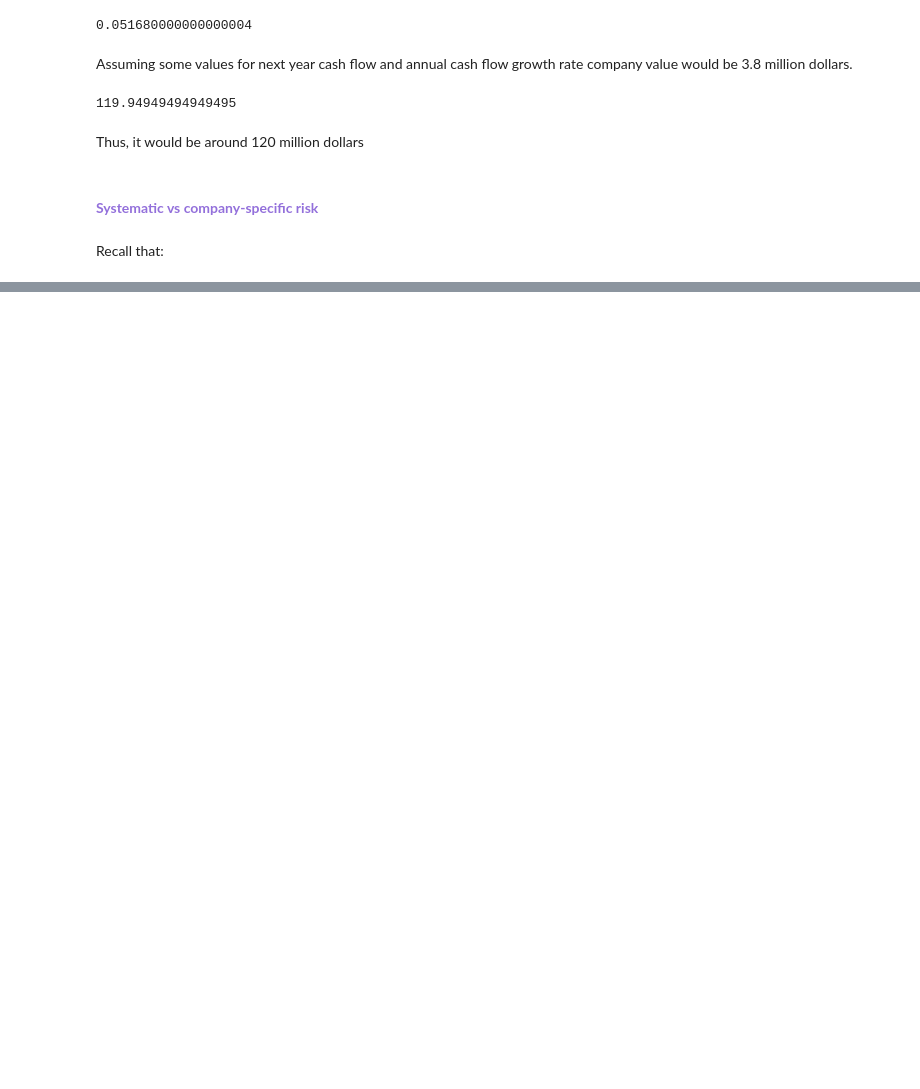
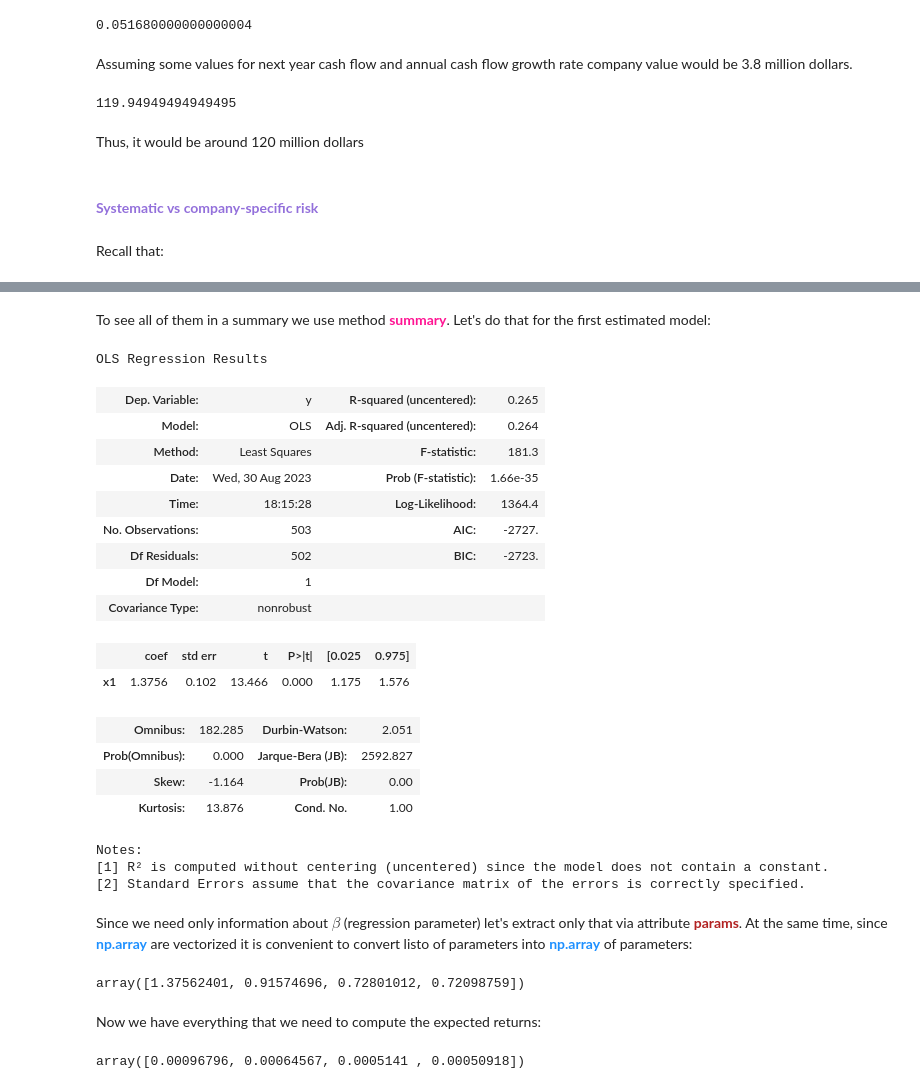
Before and after one commit to raketic-ognjen/CAPM-Model-Lesson5, a Jupyter notebook: CapitalAssetPricingModel_(CAPM.ipynb, the cells around one changed output, grey strips where cells are left out. Saved outputs shown, nothing was run; the diff lists cells and outputs as text; code cells hidden in the pictures; blank space fills up the shorter version.

```diff
--- a/CapitalAssetPricingModel_(CAPM.ipynb
+++ b/CapitalAssetPricingModel_(CAPM.ipynb
@@ -713,0 +787,2 @@ Recall that:
+# %%
+rf=prices['rf'].iloc[1:] #keepin' all except the first value of rf
@@ -713,0 +791,2 @@ Recall that:
+# %%
+rmrf=ret['^GSPC']-rf
@@ -713,0 +811,2 @@ Recall that:
+# %%
+rsrf=[ret[r]-rf for r in ret_stock.columns]
@@ -713,0 +815,2 @@ Recall that:
+# %%
+regression=[sm.OLS(r,rmrf).fit() for r in rsrf]
@@ -713,0 +823,26 @@ Recall that:
+# %% [markdown]
+To see all of them in a summary we use method <font color='DeepPink'><b>summary</b></font>. Let's do that for the first estimated model:
+# %%
+regression[0].summary()
+# %% [output]
+OLS Regression Results
+| Dep. Variable: | y | R-squared (uncentered): | 0.265 |
+| Model: | OLS | Adj. R-squared (uncentered): | 0.264 |
+| Method: | Least Squares | F-statistic: | 181.3 |
+| Date: | Wed, 30 Aug 2023 | Prob (F-statistic): | 1.66e-35 |
+| Time: | 18:15:28 | Log-Likelihood: | 1364.4 |
+| No. Observations: | 503 | AIC: | -2727. |
+| Df Residuals: | 502 | BIC: | -2723. |
+| Df Model: | 1 |  |  |
+| Covariance Type: | nonrobust |  |  |
+|  | coef | std err | t | P>|t| | [0.025 | 0.975] |
+| x1 | 1.3756 | 0.102 | 13.466 | 0.000 | 1.175 | 1.576 |
+| Omnibus: | 182.285 | Durbin-Watson: | 2.051 |
+| Prob(Omnibus): | 0.000 | Jarque-Bera (JB): | 2592.827 |
+| Skew: | -1.164 | Prob(JB): | 0.00 |
+| Kurtosis: | 13.876 | Cond. No. | 1.00 |
+Notes:
+[1] R² is computed without centering (uncentered) since the model does not contain a constant.
+[2] Standard Errors assume that the covariance matrix of the errors is correctly specified.
+# %% [markdown]
+Since we need only information about $\beta$ (regression parameter) let's extract only that via attribute <font color='Firebrick'><b>params</b></font>. At the same time, since <font color='DodgerBlue'><b>np.array</b></font> are vectorized it is convenient to convert listo of parameters into <font color='DodgerBlue'><b>np.array</b></font> of parameters:
@@ -713,0 +851,11 @@ Recall that:
+# %%
+b
+# %% [output]
+array([1.37562401, 0.91574696, 0.72801012, 0.72098759])
+# %% [markdown]
+Now we have everything that we need to compute the expected returns:
+# %%
+erd = rf.mean()+b*rmrf.mean()
+erd
+# %% [output]
+array([0.00096796, 0.00064567, 0.0005141 , 0.00050918])
```
Also changed, not shown: parts of 50 cells of this notebook.
